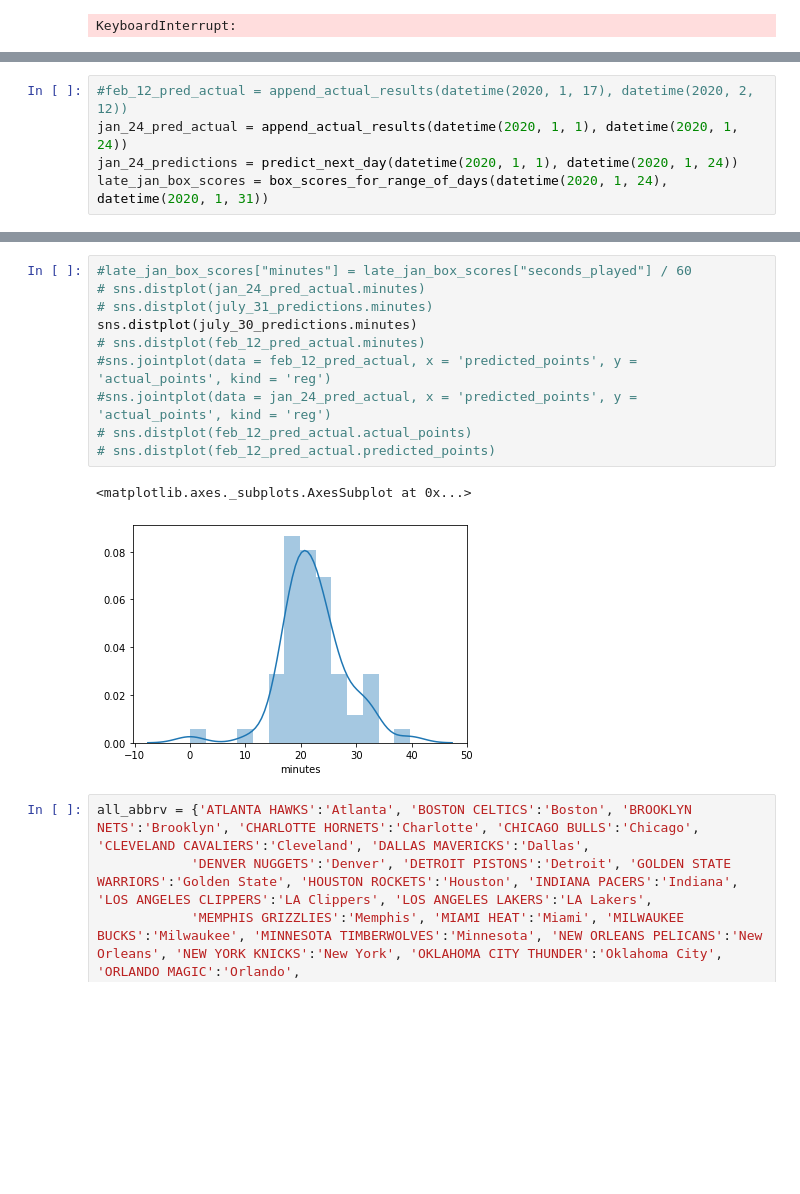
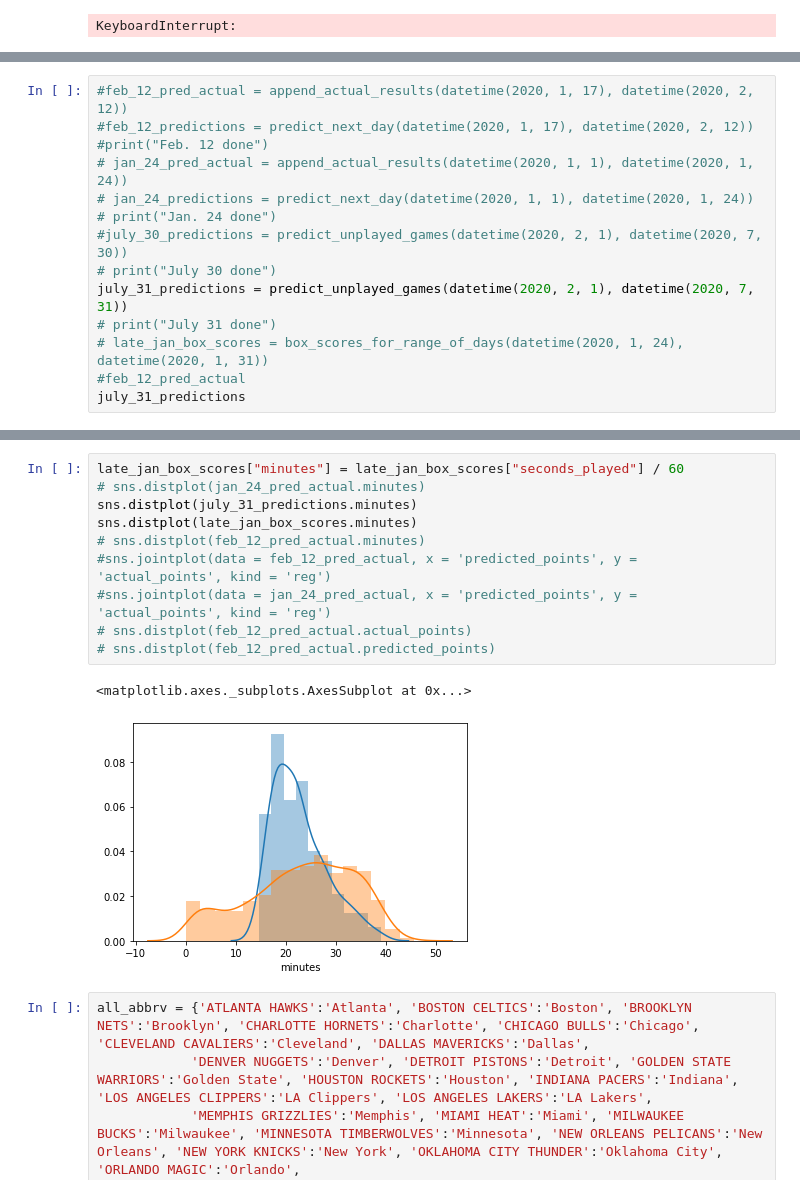
Before and after one commit to Shaviv-Hoffman-Lowitz/Sports-Analytics-Group-at-Berkeley-Machine-Learning-Project, a Jupyter notebook: final_model.ipynb, the cells around one changed output, grey strips where cells are left out. Cells and saved outputs as stored; diff of their text form; blank space fills up the shorter version.

```diff
--- a/final_model.ipynb
+++ b/final_model.ipynb
@@ -913,5 +715,14 @@ KeyboardInterrupt:
 # %%
 #feb_12_pred_actual = append_actual_results(datetime(2020, 1, 17), datetime(2020, 2, 12))
-jan_24_pred_actual = append_actual_results(datetime(2020, 1, 1), datetime(2020, 1, 24))
-jan_24_predictions = predict_next_day(datetime(2020, 1, 1), datetime(2020, 1, 24))
-late_jan_box_scores = box_scores_for_range_of_days(datetime(2020, 1, 24), datetime(2020, 1, 31))
+#feb_12_predictions = predict_next_day(datetime(2020, 1, 17), datetime(2020, 2, 12))
+#print("Feb. 12 done")
+# jan_24_pred_actual = append_actual_results(datetime(2020, 1, 1), datetime(2020, 1, 24))
+# jan_24_predictions = predict_next_day(datetime(2020, 1, 1), datetime(2020, 1, 24))
+# print("Jan. 24 done")
+#july_30_predictions = predict_unplayed_games(datetime(2020, 2, 1), datetime(2020, 7, 30))
+# print("July 30 done")
+july_31_predictions = predict_unplayed_games(datetime(2020, 2, 1), datetime(2020, 7, 31))
+# print("July 31 done")
+# late_jan_box_scores = box_scores_for_range_of_days(datetime(2020, 1, 24), datetime(2020, 1, 31))
+#feb_12_pred_actual
+july_31_predictions
@@ -941,16 +797,16 @@ july_30_predictions[july_30_predictions["team"] == "LOS ANGELES CLIPPERS"]
 # %%
-#late_jan_box_scores["minutes"] = late_jan_box_scores["seconds_played"] / 60
+late_jan_box_scores["minutes"] = late_jan_box_scores["seconds_played"] / 60
 # sns.distplot(jan_24_pred_actual.minutes)
-# sns.distplot(july_31_predictions.minutes)
-sns.distplot(july_30_predictions.minutes)
+sns.distplot(july_31_predictions.minutes)
+sns.distplot(late_jan_box_scores.minutes)
 # sns.distplot(feb_12_pred_actual.minutes)
 #sns.jointplot(data = feb_12_pred_actual, x = 'predicted_points', y = 'actual_points', kind = 'reg')
 #sns.jointplot(data = jan_24_pred_actual, x = 'predicted_points', y = 'actual_points', kind = 'reg')
 # sns.distplot(feb_12_pred_actual.actual_points)
 # sns.distplot(feb_12_pred_actual.predicted_points)
 # %% [output]
 <matplotlib.axes._subplots.AxesSubplot at 0x...>
-[figure, old version]
+[figure, new version]
 # %%
 all_abbrv = {'ATLANTA HAWKS':'Atlanta', 'BOSTON CELTICS':'Boston', 'BROOKLYN NETS':'Brooklyn', 'CHARLOTTE HORNETS':'Charlotte', 'CHICAGO BULLS':'Chicago', 'CLEVELAND CAVALIERS':'Cleveland', 'DALLAS MAVERICKS':'Dallas',
             'DENVER NUGGETS':'Denver', 'DETROIT PISTONS':'Detroit', 'GOLDEN STATE WARRIORS':'Golden State', 'HOUSTON ROCKETS':'Houston', 'INDIANA PACERS':'Indiana', 'LOS ANGELES CLIPPERS':'LA Clippers', 'LOS ANGELES LAKERS':'LA Lakers',
```
Also changed, not shown: parts of 12 cells of this notebook.
